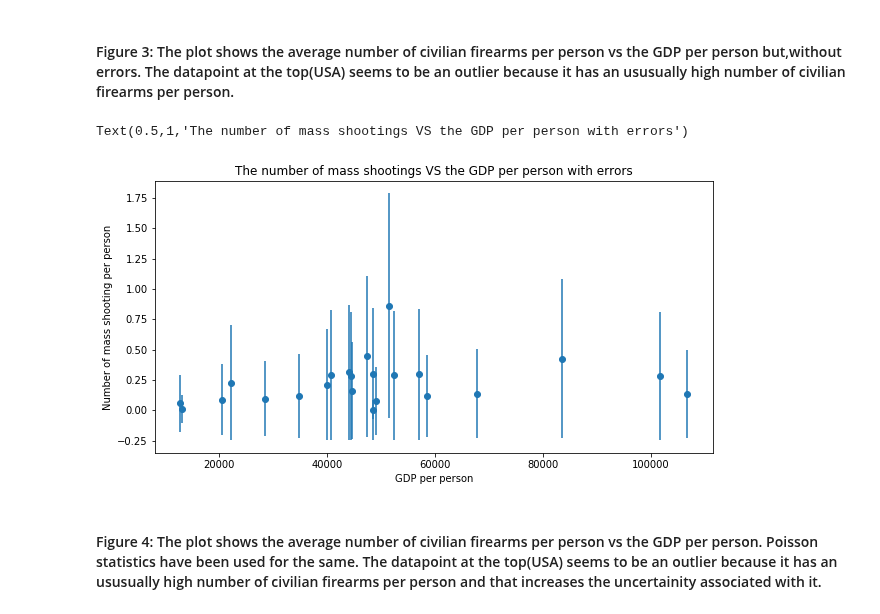
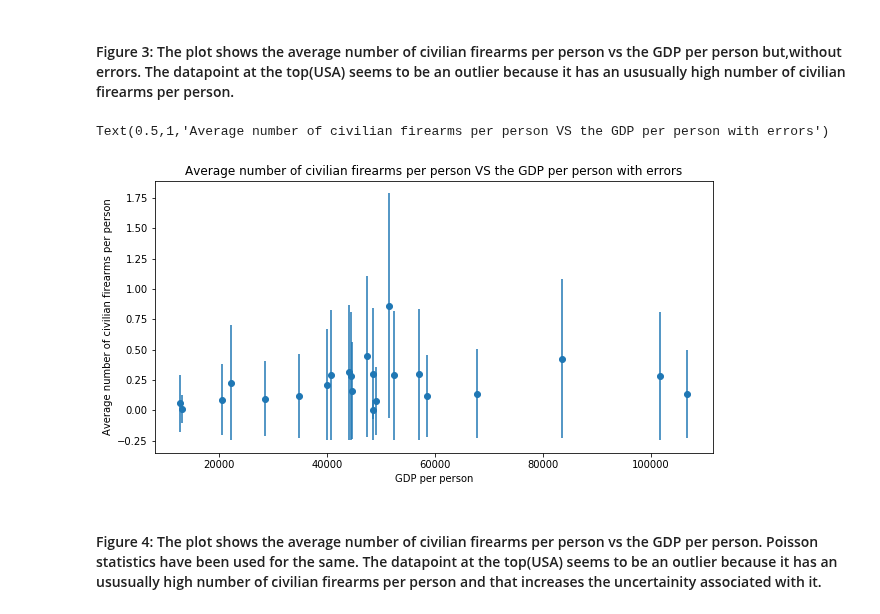
Before and after one commit to SohamMody/PUI2018_srm699, a Jupyter notebook: HW9_srm699/HW9_Assignment3.ipynb, the cells around one changed output. Drawn from its saved outputs; the diff is of its cells as text; code cells hidden in the pictures.

```diff
--- a/HW9_srm699/HW9_Assignment3.ipynb
+++ b/HW9_srm699/HW9_Assignment3.ipynb
@@ -204,20 +205,20 @@ Text(0.5,1,'The Average number of civilian firearms per person VS the GDP per pe
 # %% [markdown]
 #### Figure 3: The plot shows the average number of civilian firearms per person vs the GDP per person but,without errors.  The datapoint at the top(USA) seems to be an outlier because it has an ususually high number of civilian firearms per person.
 # %%
-#Average number of civilian firearms per person without errors
+#Average number of civilian firearms per person with errors
 fig = pl.figure(figsize=(10,5))
 ax = fig.add_subplot(111)
 
 scatter = ax.scatter(df_.gdp/df_['pop'], df_['avg_civilian_firearms_pp'])
 ax.errorbar(df_.gdp /df_['pop'], df_['avg_civilian_firearms_pp'],
             yerr = np.sqrt(df_['avg_civilian_firearms_pp'] * 1.0), fmt = '.')
 ax.set_xlabel("GDP per person")
-ax.set_ylabel("Number of mass shooting per person")
+ax.set_ylabel("Average number of civilian firearms per person")
 ax.set_ylim()
-plt.title('The number of mass shootings VS the GDP per person with errors')
+plt.title('Average number of civilian firearms per person VS the GDP per person with errors')
 # %% [output]
-Text(0.5,1,'The number of mass shootings VS the GDP per person with errors')
+Text(0.5,1,'Average number of civilian firearms per person VS the GDP per person with errors')
-[figure, old version]
+[figure, new version]
 # %% [markdown]
 #### Figure 4: The plot shows the average number of civilian firearms per person vs the GDP per person. Poisson statistics have been used for the same. The datapoint at the top(USA) seems to be an outlier because it has an ususually high number of civilian firearms per person and that increases the uncertainity associated with it.
 # %%
```
Also changed, not shown: parts of 24 cells of this notebook.
